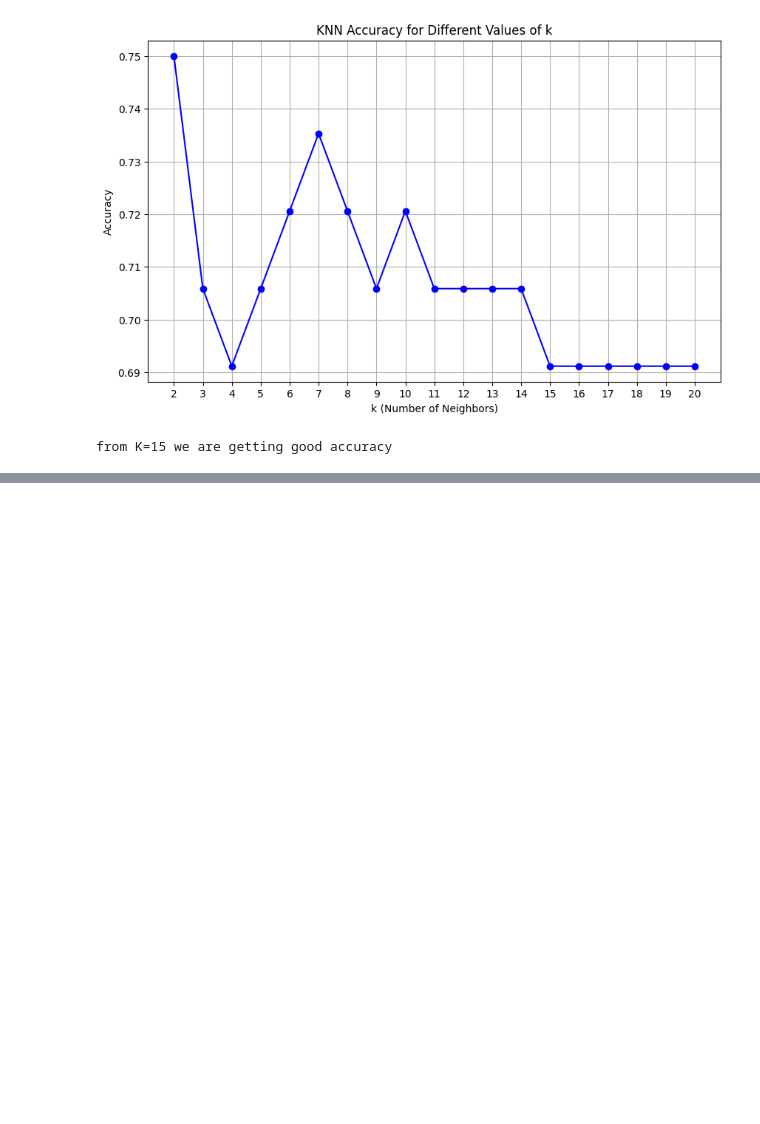
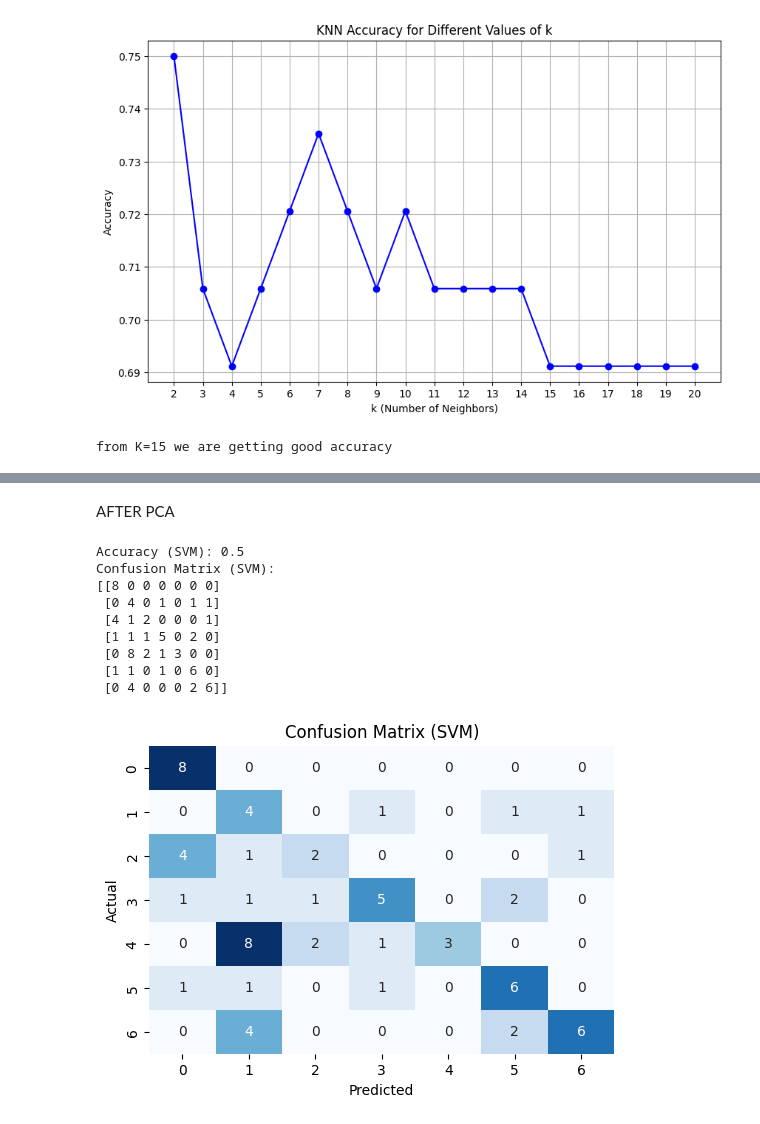
Before and after one commit to LAGISHETTYNANDITHA/2203A52097, a Jupyter notebook: statml_project.ipynb, the cells around one changed output, grey strips where cells are left out. Drawn from its saved outputs; the diff is of its cells as text; code cells hidden in the pictures; blank space fills up the shorter version.

```diff
--- a/statml_project.ipynb
+++ b/statml_project.ipynb
@@ -517,0 +519,58 @@ Explained Variance Ratio: [0.23769423 0.20035609]
+# %% [markdown]
+AFTER PCA
+# %%
+#svm
+from sklearn.svm import SVC
+def svm_classification(data):
+    # Fill missing values with mean
+    data.fillna(data.mean(), inplace=True)
+    if data['class_type'].isnull().sum() > 0:
+        raise ValueError("NaNs found in the target variable.")
+
+    # Separate features and target variable
+    X = data.drop('class_type', axis=1)
+    y = data['class_type']
+
+
+    # Split the data into training and test sets
+    x_train, x_test, y_train, y_test = train_test_split(X_pca, target, test_size=0.2, random_state=40)
+
+    # Create and train the SVM model
+    svm_model = SVC(kernel='linear', random_state=40)  # Using a linear kernel for simplicity
+    svm_model.fit(x_train, y_train)
+
+    # Predict on the test set
+    y_pred_svm = svm_model.predict(x_test)
+
+    # Calculate accuracy
+    accuracy_svm = accuracy_score(y_test, y_pred_svm)
+    print("Accuracy (SVM):", accuracy_svm)
+
+    # Calculate confusion matrix
+    cm_svm = confusion_matrix(y_test, y_pred_svm)
+
+    # Print confusion matrix
+    print("Confusion Matrix (SVM):")
+    print(cm_svm)
+
+    # Plot heatmap for confusion matrix
+    plt.figure(figsize=(6, 4))
+    sns.heatmap(cm_svm, annot=True, fmt='d', cmap='Blues', cbar=False)
+    plt.xlabel('Predicted')
+    plt.ylabel('Actual')
+    plt.title('Confusion Matrix (SVM)')
+    plt.show()
+
+# Assuming df is the DataFrame containing the dataset
+svm_classification(data)
+# %% [output]
+Accuracy (SVM): 0.5
+Confusion Matrix (SVM):
+[[8 0 0 0 0 0 0]
+ [0 4 0 1 0 1 1]
+ [4 1 2 0 0 0 1]
+ [1 1 1 5 0 2 0]
+ [0 8 2 1 3 0 0]
+ [1 1 0 1 0 6 0]
+ [0 4 0 0 0 2 6]]
+[figure, added]
```
Also changed, not shown: parts of 5 cells of this notebook.
